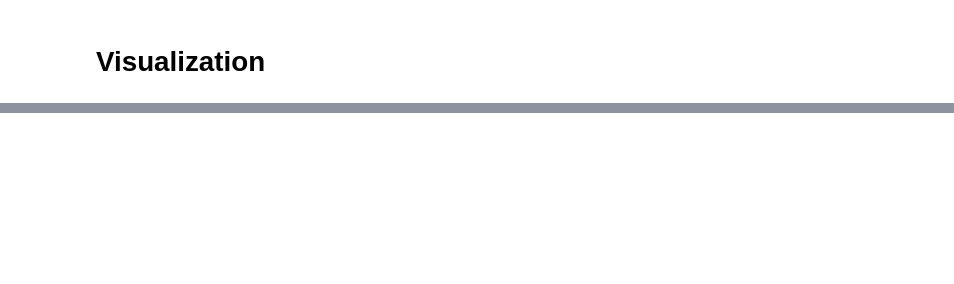
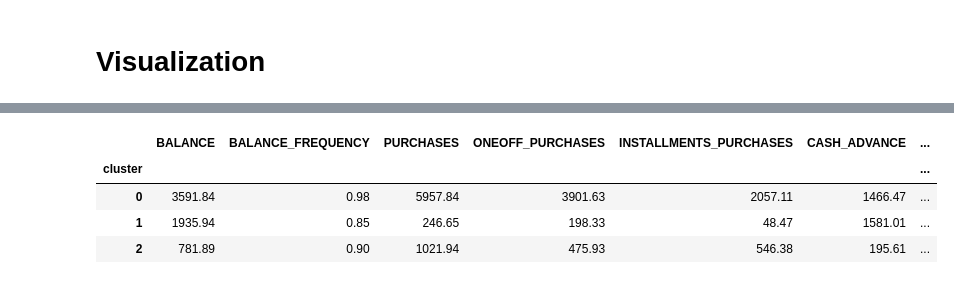
Before and after one commit to alb1nut/Credit-Card-Customer-Segmentation-, a Jupyter notebook: Customer_Segmentation_for_Marketing_Strategy.ipynb, the cells around one changed output, grey strips where cells are left out. Cells and saved outputs as stored; diff of their text form; code cells hidden in the pictures; blank space fills up the shorter version.

```diff
--- a/Customer_Segmentation_for_Marketing_Strategy.ipynb
+++ b/Customer_Segmentation_for_Marketing_Strategy.ipynb
@@ -411,0 +518,10 @@ plt.show()
+# %%
+insight_table = df.drop(columns=['CUST_ID']).groupby('cluster').mean().round(2)
+# %%
+insight_table
+# %% [output]
+|  | BALANCE | BALANCE_FREQUENCY | PURCHASES | ONEOFF_PURCHASES | INSTALLMENTS_PURCHASES | CASH_ADVANCE | ... |
+| cluster |  |  |  |  |  |  | ... |
+| 0 | 3591.84 | 0.98 | 5957.84 | 3901.63 | 2057.11 | 1466.47 | ... |
+| 1 | 1935.94 | 0.85 | 246.65 | 198.33 | 48.47 | 1581.01 | ... |
+| 2 | 781.89 | 0.90 | 1021.94 | 475.93 | 546.38 | 195.61 | ... |
```
Also changed, not shown: parts of 22 cells of this notebook.
